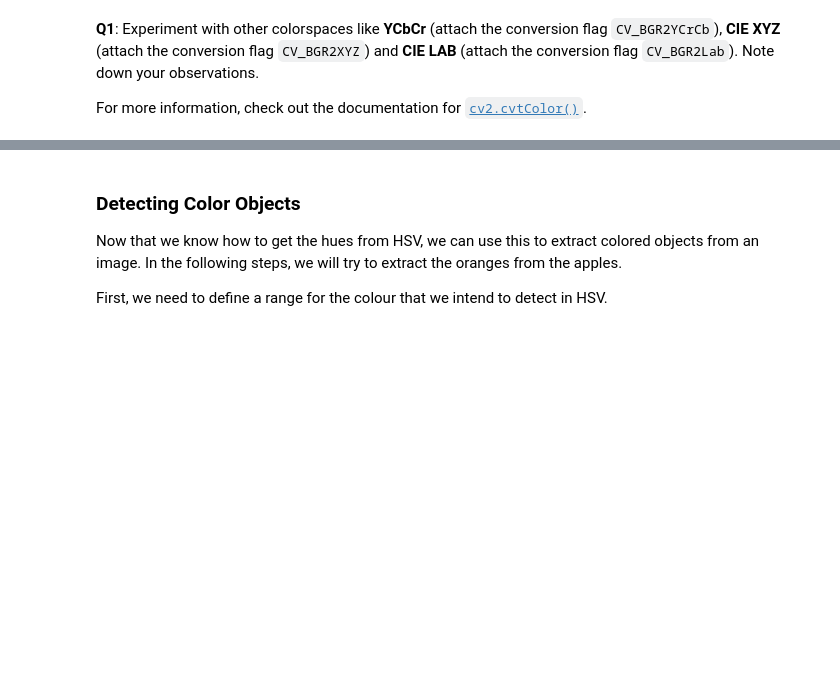
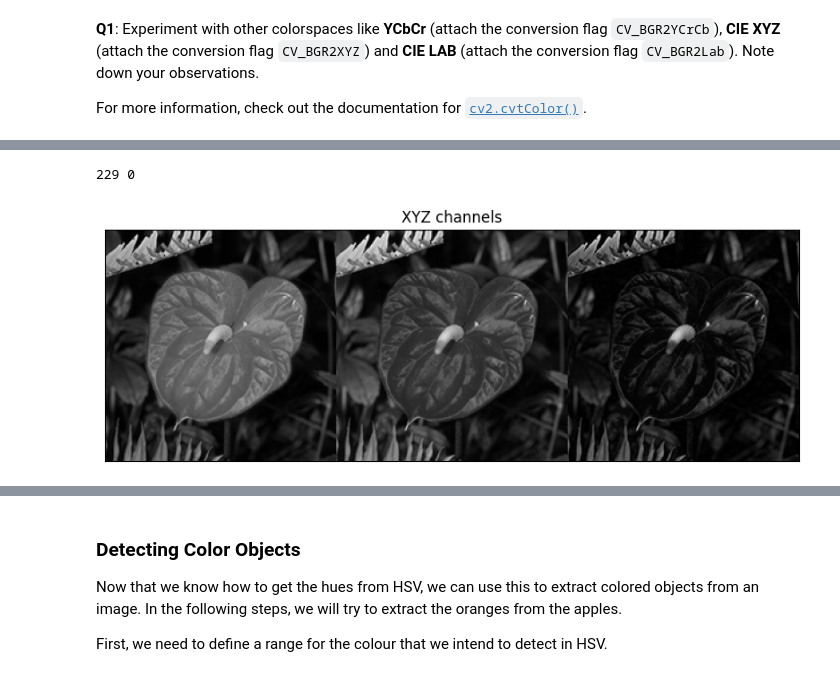
Before and after one commit to haziqfaiz-mmu/VIP, a Jupyter notebook: 05/lab05_notebook.ipynb, the cells around one changed output, grey strips where cells are left out. Saved outputs shown, nothing was run; the diff lists cells and outputs as text; code cells hidden in the pictures; blank space fills up the shorter version.

```diff
--- a/05/lab05_notebook.ipynb
+++ b/05/lab05_notebook.ipynb
@@ -94,0 +145,16 @@ For more information, check out the documentation for [`cv2.cvtColor()`](http://
+# %%
+X = XYZ[:,:,0]
+Y = XYZ[:,:,1]
+Z = XYZ[:,:,2]
+XYZallthree = np.hstack((XYZ[:,:,0],XYZ[:,:,1],XYZ[:,:,2]))
+
+print(np.max(X), np.min(X))
+
+plt.figure(figsize=(10,10))
+plt.imshow(XYZallthree,cmap='gray')
+plt.xticks([]), plt.yticks([])
+plt.title('XYZ channels')
+plt.show()
+# %% [output]
+229 0
+[figure, added]
```
Also changed, not shown: parts of 23 cells of this notebook.
